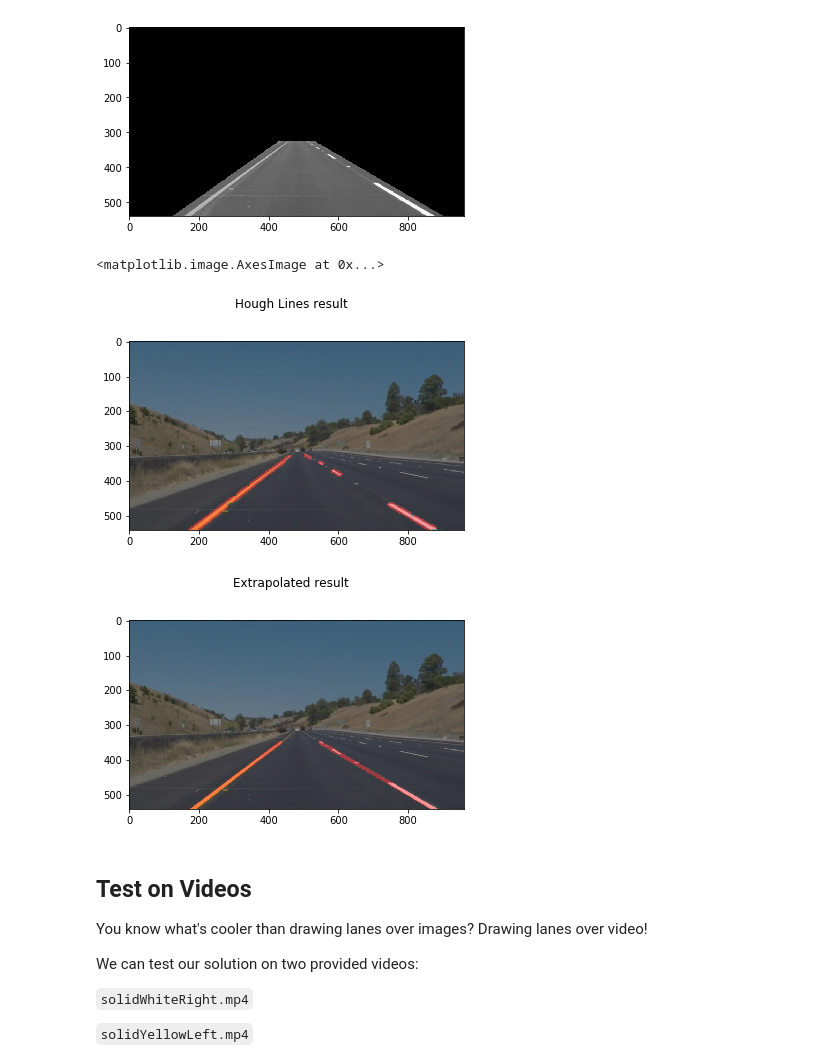
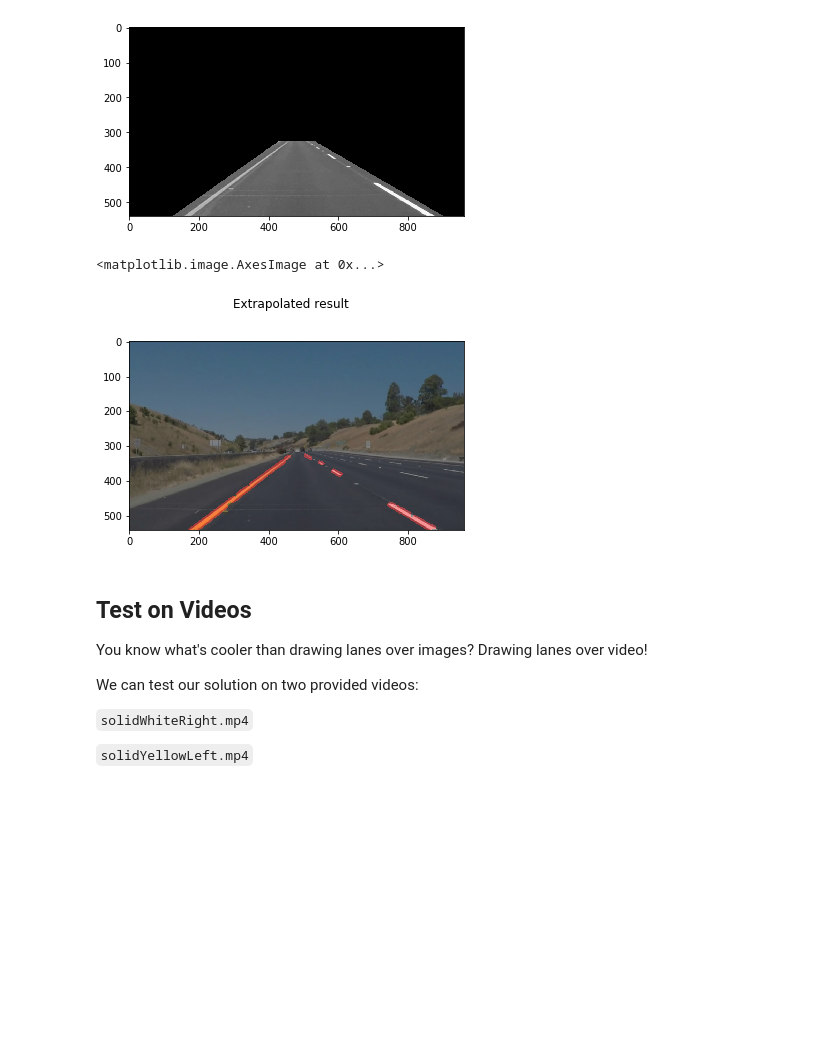
Before and after one commit to hlfshell/Udacity-CarND-LaneLines-P1, a Jupyter notebook: P1.ipynb, the cells around one changed output. Saved outputs shown, nothing was run; the diff lists cells and outputs as text; code cells hidden in the pictures; blank space fills up the shorter version.

```diff
--- a/P1.ipynb
+++ b/P1.ipynb
@@ -222,3 +222,28 @@ def partition(image, area, debug=False):
         plt.imshow(mask, cmap='gray')
 
     return mask
+# %%
+def prepare_image(image, debug=False):
+    # turn to grayscale
+    gray = cv2.cvtColor(image, cv2.COLOR_RGB2GRAY)
+    if debug:
+        plt.figure()
+        plt.suptitle("Grayscale")
+        plt.imshow(gray, cmap='gray')
+
+    # blur (gaussian)
+    blurred = cv2.GaussianBlur(gray, (5, 5), 0)
+    if debug:
+        plt.figure()
+        plt.suptitle("Gaussian Blur")
+        plt.imshow(blurred, cmap='gray')
+
+    return blurred
+# %%
+def get_edges(image, debug=False):
+    edges = cv2.Canny(image, 50, 150)
+    if debug:
+        plt.figure()
+        plt.suptitle("Canny Edge Detection")
+        plt.imshow(edges, cmap="gray")
+    return edges
@@ -356,27 +417,23 @@ plt.imshow(result, cmap='gray')
 # %%
 #Test pipeline function
 test_img = "./test_images/whiteCarLaneSwitch.jpg"
 '''
 'solidYellowCurve.jpg',
  'solidYellowLeft.jpg',
  'solidYellowCurve2.jpg',
  'solidWhiteRight.jpg',
  'solidWhiteCurve.jpg',
  'whiteCarLaneSwitch.jpg'
 '''
 image = cv2.imread(test_img)
 
-_, _, hough_result, result = pipeline(image, debug=False)
-plt.figure()
-plt.suptitle("Hough Lines result")
-plt.imshow(cv2.cvtColor(hough_result, cv2.COLOR_BGR2RGB))
+result = pipeline_hough(image, debug=False)
 plt.figure()
 plt.suptitle("Extrapolated result")
 plt.imshow(cv2.cvtColor(result, cv2.COLOR_BGR2RGB))
 # %% [output]
 <matplotlib.image.AxesImage at 0x...>
-[figure, old version]
+[figure, new version]
-[figure, removed]
 # %% [markdown]
 ## Test on Videos
 
```
Also changed, not shown: parts of 4 cells of this notebook.
